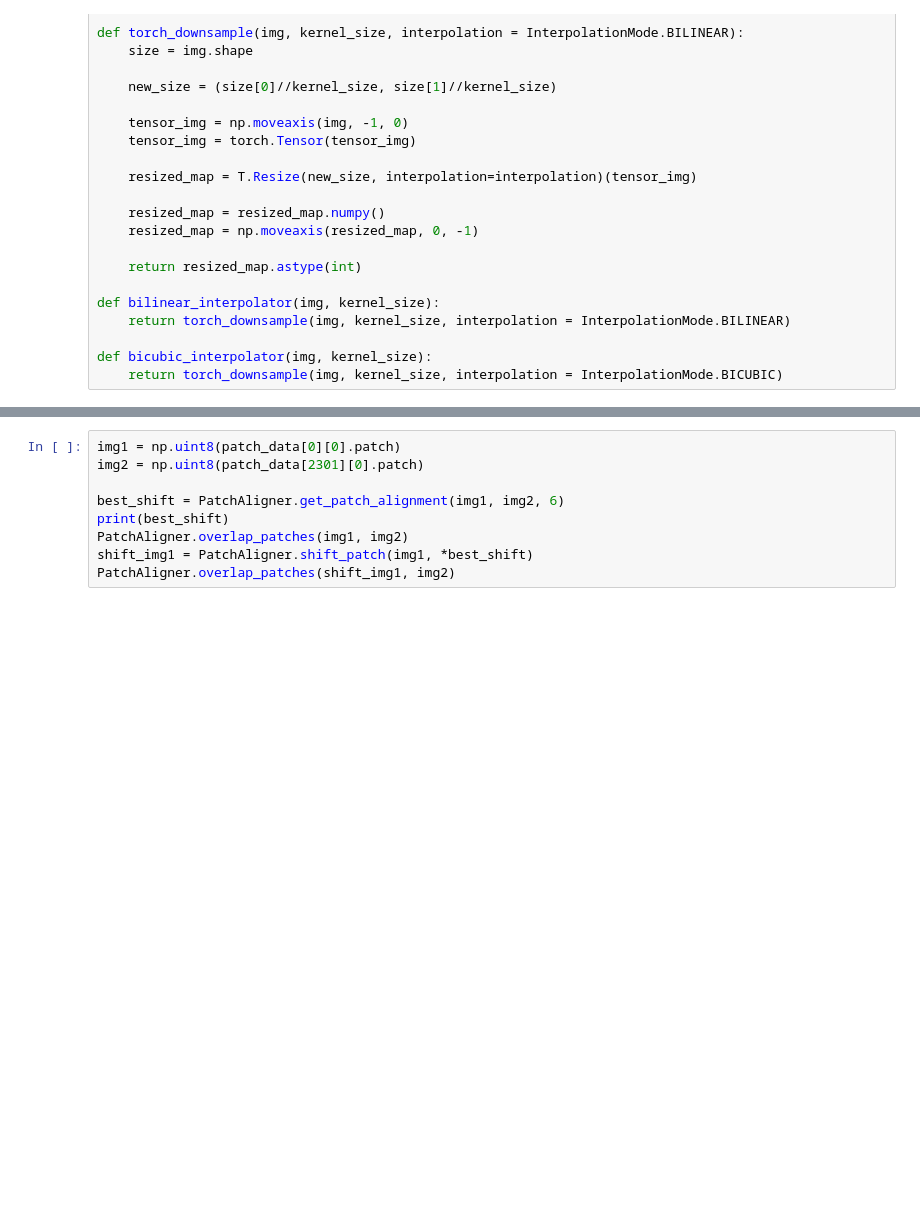
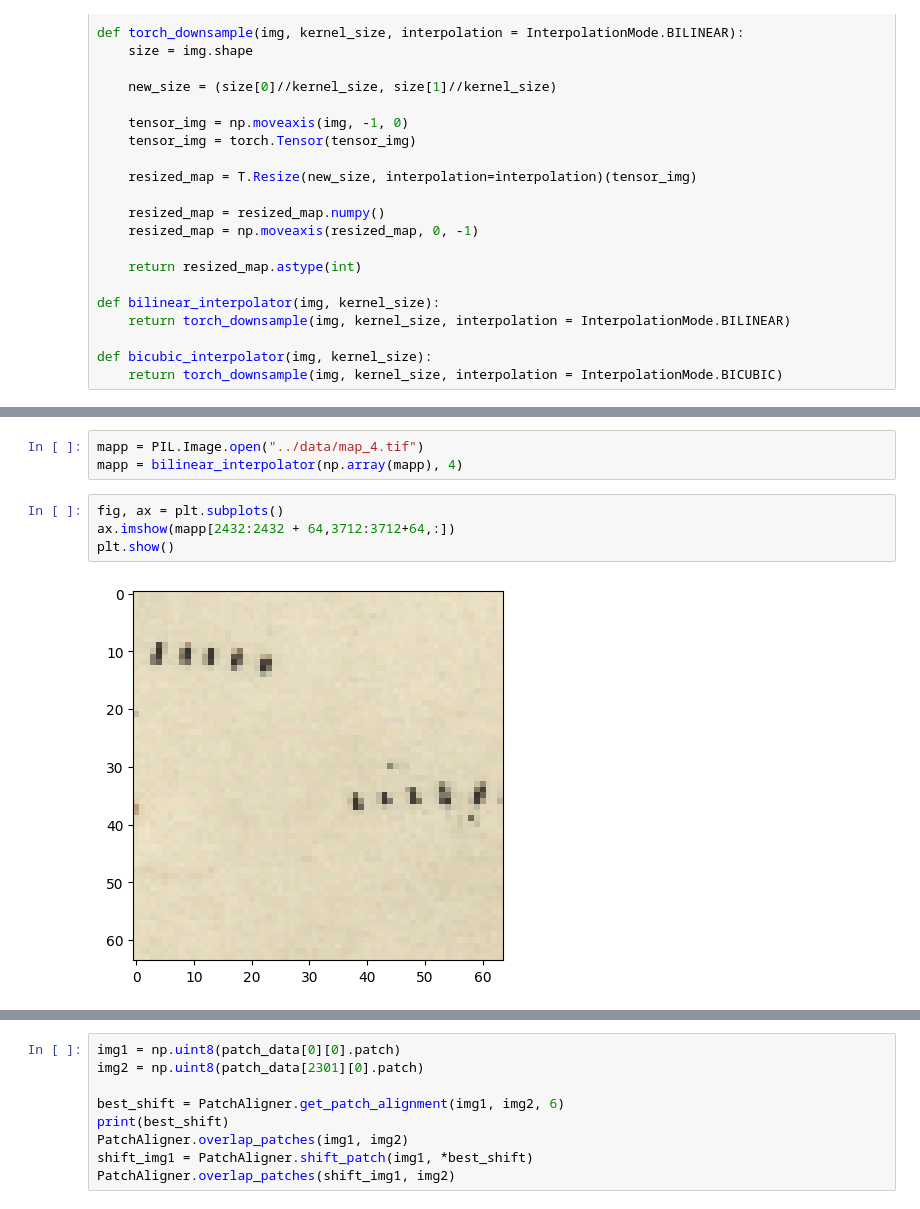
Before and after one commit to alv31415/contrastive-map, a Jupyter notebook: src/dev/patch_aligner.ipynb, the cells around one changed output, grey strips where cells are left out. Drawn from its saved outputs; the diff is of its cells as text; blank space fills up the shorter version.

```diff
--- a/src/dev/patch_aligner.ipynb
+++ b/src/dev/patch_aligner.ipynb
@@ -187,0 +207,9 @@ INFO:root:2,301 patches from ../data/map_4.tif generated with shape (39, 59, 1,
+# %%
+mapp = PIL.Image.open("../data/map_4.tif")
+mapp = bilinear_interpolator(np.array(mapp), 4)
+# %%
+fig, ax = plt.subplots()
+ax.imshow(mapp[2432:2432 + 64,3712:3712+64,:])
+plt.show()
+# %% [output]
+[figure, added]
```
Also changed, not shown: parts of 33 cells of this notebook, 3 other files.
